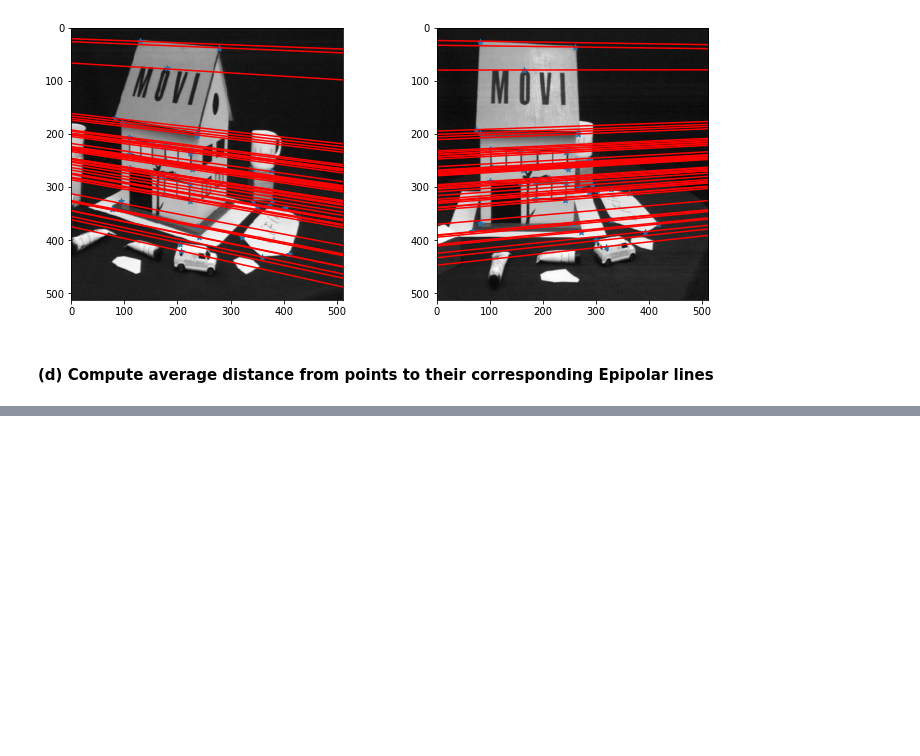
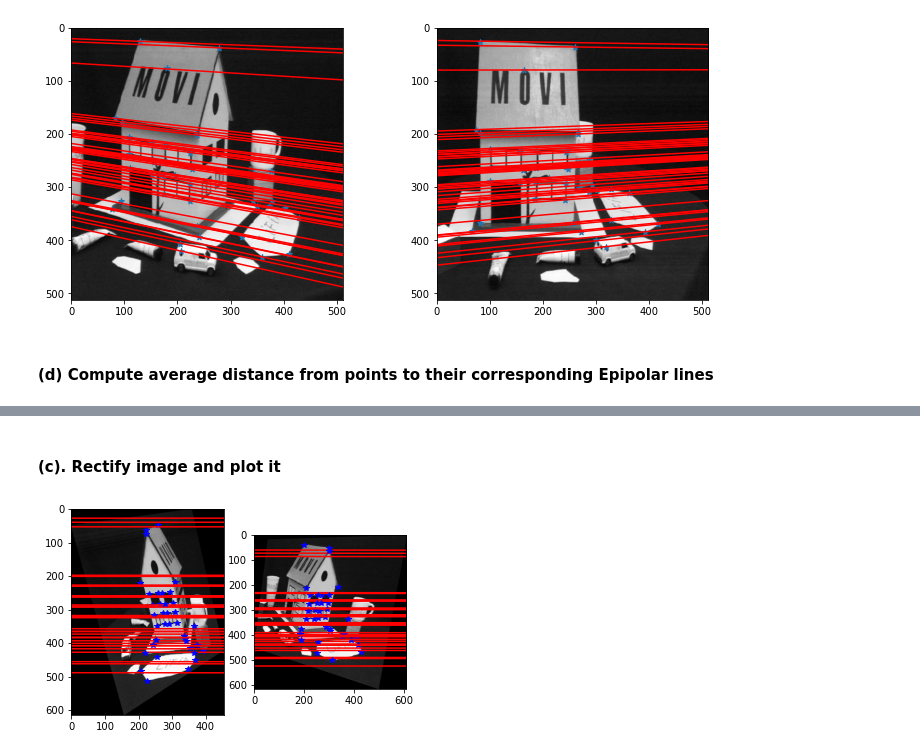
Before and after one commit to fangyuan-ksgk/CS231a-Computer-Vision-From-3D-Reconstruction-to-Recognition, a Jupyter notebook: P2/P2.ipynb, the cells around one changed output, grey strips where cells are left out. Drawn from its saved outputs; the diff is of its cells as text; code cells hidden in the pictures; blank space fills up the shorter version.

```diff
--- a/P2/P2.ipynb
+++ b/P2/P2.ipynb
@@ -256,0 +261,12 @@ def compute_distance_to_epipolar_lines(points1, points2, F):
+# %%
+# epipole is the intersection of all epipolar lines in an image
+def compute_epipole(points1,points2,F):
+    # get corresponding epipolar lines
+    L1 = (F @ points2.T).T
+    L2 = (F.T @ points1.T).T
+    # L @ e = 0 / L' @ e' = 0 use SVD to solve minimization problem with noise
+    u,sig,vt = np.linalg.svd(L1)
+    e1 = vt[-1]
+    u,sig,vt = np.linalg.svd(L2)
+    e2 = vt[-1]
+    return e1/e1[2],e2/e2[2]
@@ -256,0 +322,30 @@ def compute_distance_to_epipolar_lines(points1, points2, F):
+# %% [markdown]
+#### (c). Rectify image and plot it
+# %%
+# Dataset1 plot
+# read image files
+img1 = skio.imread(im_set+'/image1.jpg')
+img2 = skio.imread(im_set+'/image2.jpg')
+# read the txt file for the homogeneous 2D coordinates in both images: we have 37 pairs
+points1 = get_data_from_txt_file(im_set+'/pt_2D_1.txt')
+points2 = get_data_from_txt_file(im_set+'/pt_2D_2.txt')
+# Fundamental Matrix estimation with normalized 8-points algorithm
+F = normalized_eight_point_fundamental(points1,points2)
+# Compute Epipoles
+e1,e2 = compute_epipole(points1,points2,F_n)
+# Compute Homographies
+H1,H2 = compute_matching_homographies(e2,F,img2,points1,points2)
+# Transforming the images by the homographies, cut by offset
+new_p1 = (H1 @ (points1.T)).T
+new_p1 /= new_p1[:,2:]
+new_p2 = (H2 @ (points2.T)).T
+new_p2 /= new_p2[:,2:]
+rectified_im1, offset1 = compute_rectified_image(img1, H1)
+rectified_im2, offset2 = compute_rectified_image(img2, H2)
+new_p1 -= offset1 + (0,)
+new_p2 -= offset2 + (0,)
+# Plotting the image
+F_new = normalized_eight_point_fundamental(new_points1, new_points2)
+plot_epipolar_lines_on_images(new_points1, new_points2, rectified_im1, rectified_im2, F_new)
+# %% [output]
+[figure, added]
```
Also changed, not shown: parts of 5 cells of this notebook.
